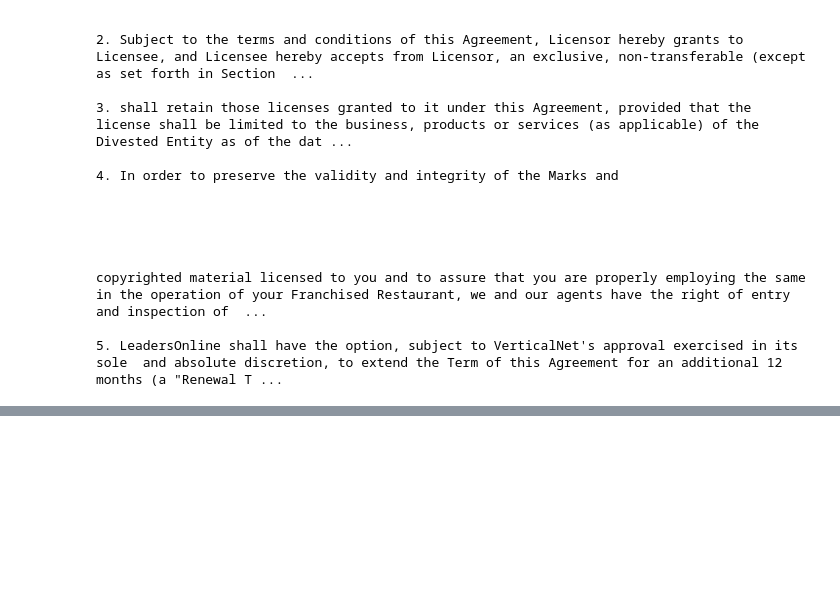
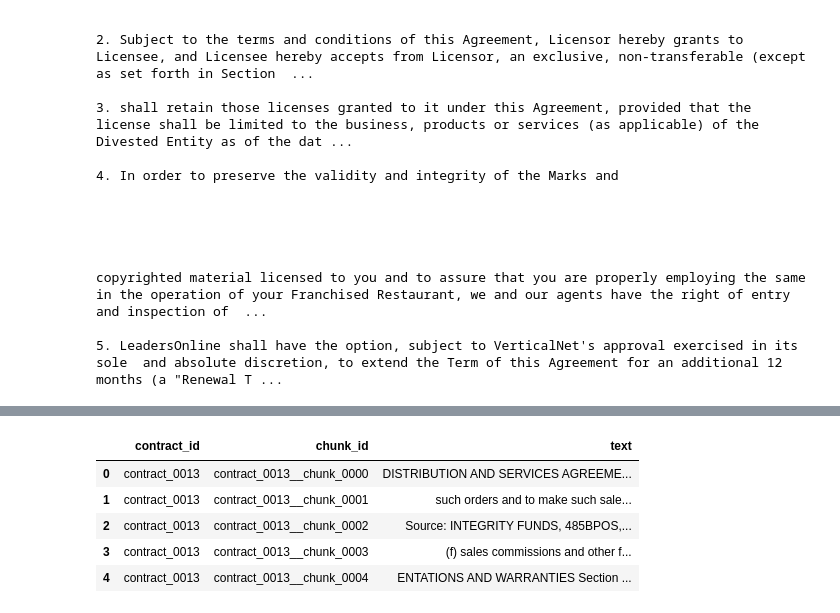
Before and after one commit to Break-Through-Tech/Accenture-1O-contract-review-challenge, a Jupyter notebook: notebooks/task11_keyword_baseline.ipynb, the cells around one changed output, grey strips where cells are left out. Saved outputs shown, nothing was run; the diff lists cells and outputs as text; code cells hidden in the pictures; blank space fills up the shorter version.

```diff
--- a/notebooks/task11_keyword_baseline.ipynb
+++ b/notebooks/task11_keyword_baseline.ipynb
@@ -1037,0 +1607,29 @@ The positive examples establish exclusive dealing, exclusive appointment or dist
+# %%
+from chunking_helper import create_paragraph_chunks
+from utils import load_split_data
+# Import the Hugging Face tokenizer used to create model-ready token chunks.
+# A fast tokenizer is required because it can return character offsets.
+from transformers import AutoTokenizer
+
+TOKENIZER_NAME = "distilroberta-base"
+
+# Load the tokenizer.
+tokenizer = AutoTokenizer.from_pretrained(
+    TOKENIZER_NAME,
+    use_fast=True
+)
+
+print("Tokenizer:", TOKENIZER_NAME)
+print("Model maximum length:", tokenizer.model_max_length)
+
+validation_data = load_split_data("validation")
+chunks = create_paragraph_chunks(
+    documents_df=validation_data["documents"],
+    tokenizer=tokenizer,
+    chunk_size=512,
+    long_paragraph_overlap=64,
+    method_name="paragraph_based"
+)
+
+print(chunks.columns.tolist())
+print(chunks.iloc[0])
@@ -1037,0 +1650,16 @@ The positive examples establish exclusive dealing, exclusive appointment or dist
+# %%
+chunks["text"] = chunks.apply(
+    lambda row: validation_data["documents"].loc[
+        validation_data["documents"]["contract_id"] == row["contract_id"], "context"
+    ].iloc[0][row["char_start"]:row["char_end"]],
+    axis=1
+)
+
+chunks[["contract_id", "chunk_id", "text"]].head()
+# %% [output]
+|  | contract_id | chunk_id | text |
+| 0 | contract_0013 | contract_0013__chunk_0000 | DISTRIBUTION AND SERVICES AGREEME... |
+| 1 | contract_0013 | contract_0013__chunk_0001 | such orders and to make such sale... |
+| 2 | contract_0013 | contract_0013__chunk_0002 | Source: INTEGRITY FUNDS, 485BPOS,... |
+| 3 | contract_0013 | contract_0013__chunk_0003 | (f) sales commissions and other f... |
+| 4 | contract_0013 | contract_0013__chunk_0004 | ENTATIONS AND WARRANTIES Section ... |
```
Also changed, not shown: parts of 47 cells of this notebook, 1 other file.
